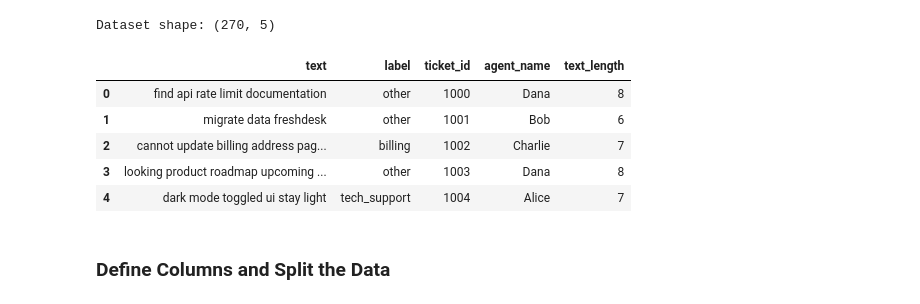
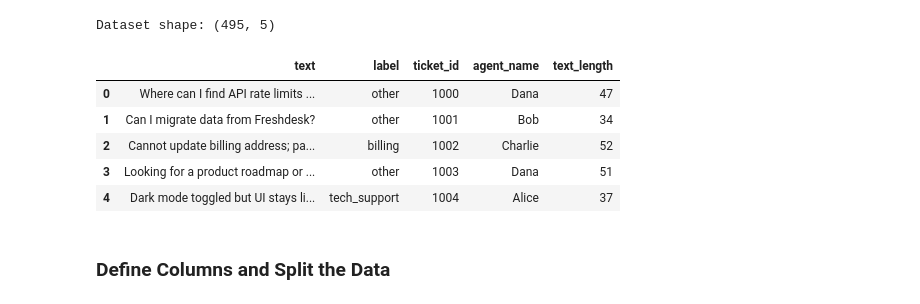
Before and after one commit to ThriveInternship/Thrive_Internship_ML_A, a Jupyter notebook: notebooks/02_baseline_models_group_b.ipynb, the cells around one changed output. Saved outputs shown, nothing was run; the diff lists cells and outputs as text; code cells hidden in the pictures.

```diff
--- a/notebooks/02_baseline_models_group_b.ipynb
+++ b/notebooks/02_baseline_models_group_b.ipynb
@@ -26,18 +26,18 @@ import seaborn as sns
 import joblib
 # %%
 # Load the cleaned data
-df = pd.read_csv("../data/customer_support_tickets_clean.csv")
+df = pd.read_csv("../data/file-for-fineTuning.csv")
 
 print("Dataset shape:", df.shape)
 df.head()
 # %% [output]
-Dataset shape: (270, 5)
+Dataset shape: (495, 5)
 |  | text | label | ticket_id | agent_name | text_length |
-| 0 | find api rate limit documentation | other | 1000 | Dana | 8 |
-| 1 | migrate data freshdesk | other | 1001 | Bob | 6 |
-| 2 | cannot update billing address pag... | billing | 1002 | Charlie | 7 |
-| 3 | looking product roadmap upcoming ... | other | 1003 | Dana | 8 |
-| 4 | dark mode toggled ui stay light | tech_support | 1004 | Alice | 7 |
+| 0 | Where can I find API rate limits ... | other | 1000 | Dana | 47 |
+| 1 | Can I migrate data from Freshdesk? | other | 1001 | Bob | 34 |
+| 2 | Cannot update billing address; pa... | billing | 1002 | Charlie | 52 |
+| 3 | Looking for a product roadmap or ... | other | 1003 | Dana | 51 |
+| 4 | Dark mode toggled but UI stays li... | tech_support | 1004 | Alice | 37 |
 # %% [markdown]
 ### Define Columns and Split the Data
 # %%
```
Also changed, not shown: parts of 6 cells of this notebook.
